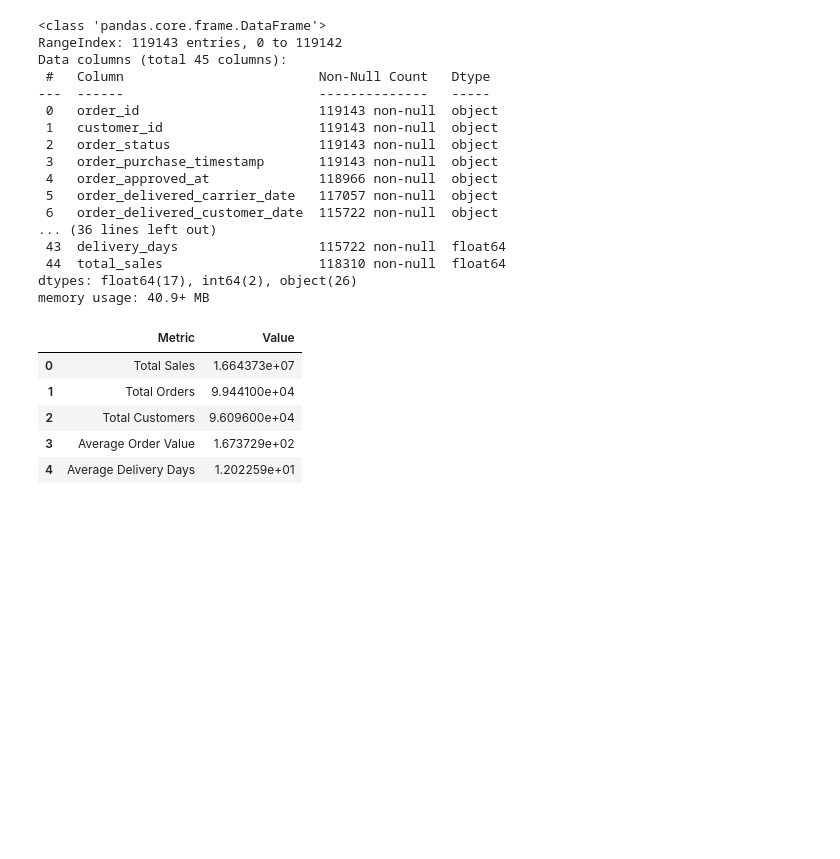
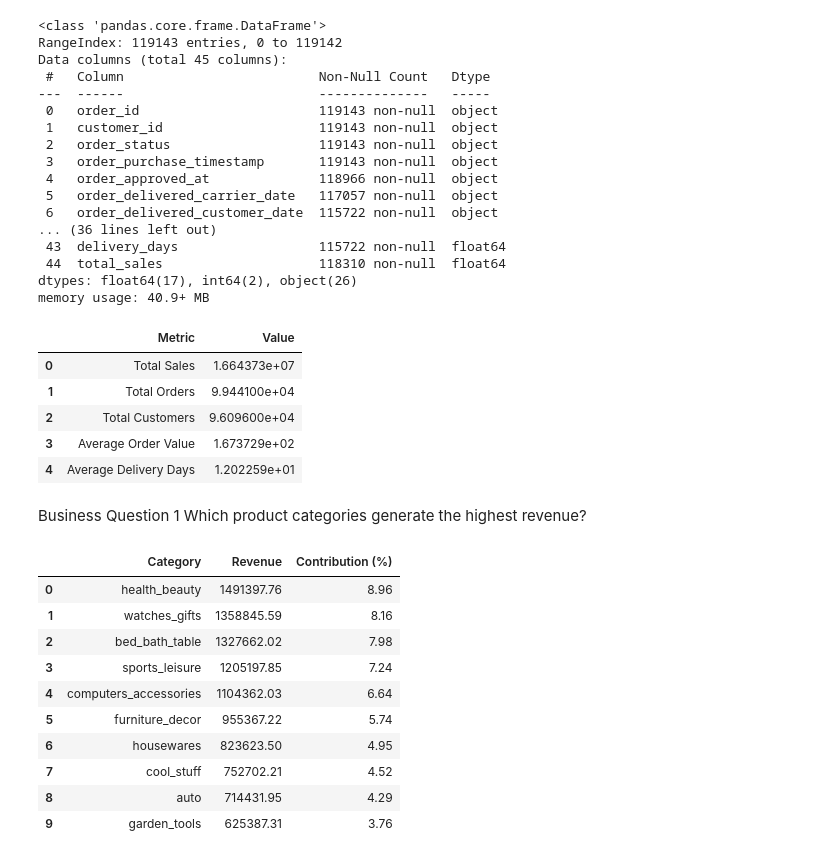
Before and after one commit to Nicolauzzz/olist-ecommerce-sales-analysis, a Jupyter notebook: notebooks/03_eda.ipynb, the cells around one changed output. Cells and saved outputs as stored; diff of their text form; code cells hidden in the pictures; blank space fills up the shorter version.

```diff
--- a/notebooks/03_eda.ipynb
+++ b/notebooks/03_eda.ipynb
@@ -109,3 +109,6 @@ summary
 | 2 | Total Customers | 9.609600e+04 |
 | 3 | Average Order Value | 1.673729e+02 |
 | 4 | Average Delivery Days | 1.202259e+01 |
+# %% [markdown]
+Business Question 1
+Which product categories generate the highest revenue?
@@ -111,0 +122,32 @@ summary
+# %%
+total_revenue = sales["total_sales"].sum()
+
+category_summary = (
+    category_sales.reset_index()
+)
+
+category_summary["Contribution (%)"] = (
+    category_summary["total_sales"] / total_revenue * 100
+).round(2)
+
+category_summary.rename(
+    columns={
+        "product_category_name_english": "Category",
+        "total_sales": "Revenue"
+    },
+    inplace=True
+)
+
+category_summary
+# %% [output]
+|  | Category | Revenue | Contribution (%) |
+| 0 | health_beauty | 1491397.76 | 8.96 |
+| 1 | watches_gifts | 1358845.59 | 8.16 |
+| 2 | bed_bath_table | 1327662.02 | 7.98 |
+| 3 | sports_leisure | 1205197.85 | 7.24 |
+| 4 | computers_accessories | 1104362.03 | 6.64 |
+| 5 | furniture_decor | 955367.22 | 5.74 |
+| 6 | housewares | 823623.50 | 4.95 |
+| 7 | cool_stuff | 752702.21 | 4.52 |
+| 8 | auto | 714431.95 | 4.29 |
+| 9 | garden_tools | 625387.31 | 3.76 |
```
Also changed, not shown: parts of 14 cells of this notebook.
